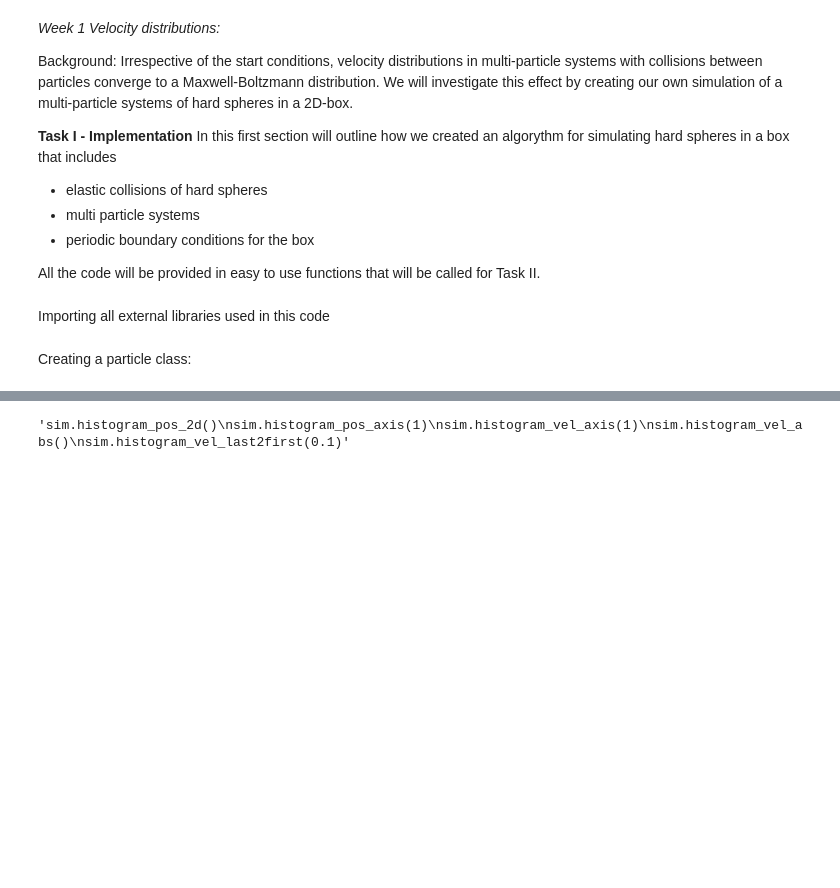
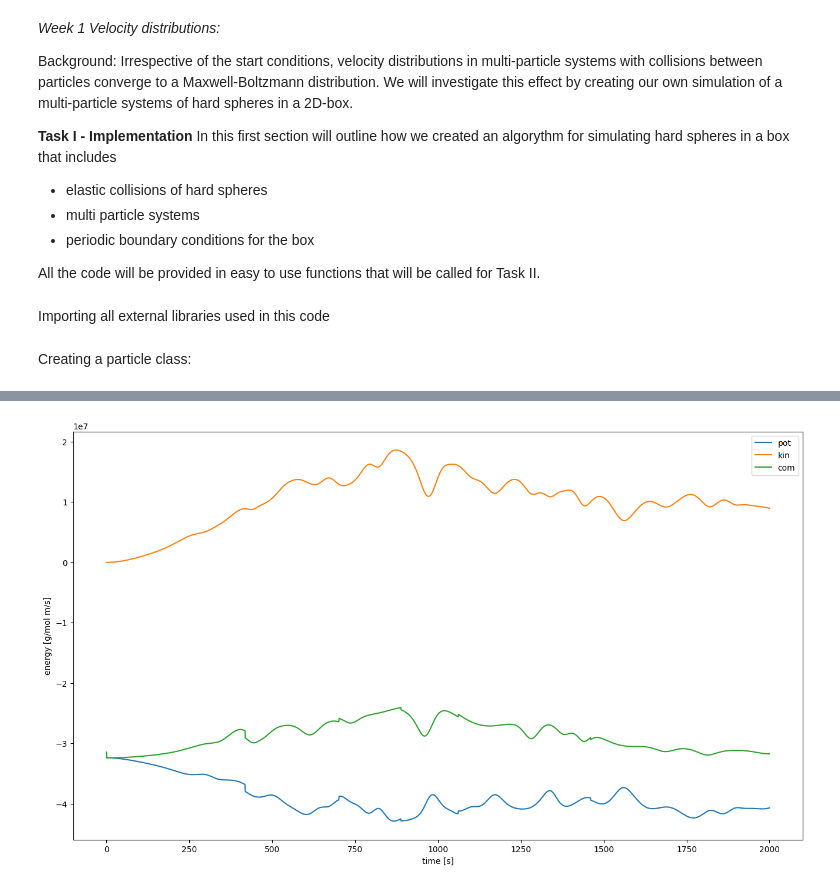
Before and after one commit to JONNeKK/ccs, a Jupyter notebook: week_3/week_3.ipynb, the cells around one changed output, grey strips where cells are left out. Saved outputs shown, nothing was run; the diff lists cells and outputs as text; code cells hidden in the pictures; blank space fills up the shorter version.

```diff
--- a/week_3/week_3.ipynb
+++ b/week_3/week_3.ipynb
@@ -695,10 +713,6 @@ sim.show_traj()
 # %%
 #sim.animation(True)
-# %%
-'''sim.histogram_pos_2d()
-sim.histogram_pos_axis(1)
-sim.histogram_vel_axis(1)
-sim.histogram_vel_abs()
-sim.histogram_vel_last2first(0.1)'''
-# %% [output]
-'sim.histogram_pos_2d()\nsim.histogram_pos_axis(1)\nsim.histogram_vel_axis(1)\nsim.histogram_vel_abs()\nsim.histogram_vel_last2first(0.1)'
+# %%
+sim.plot_energies()
+# %% [output]
+[figure, added]
```
Also changed, not shown: parts of 10 cells of this notebook.
